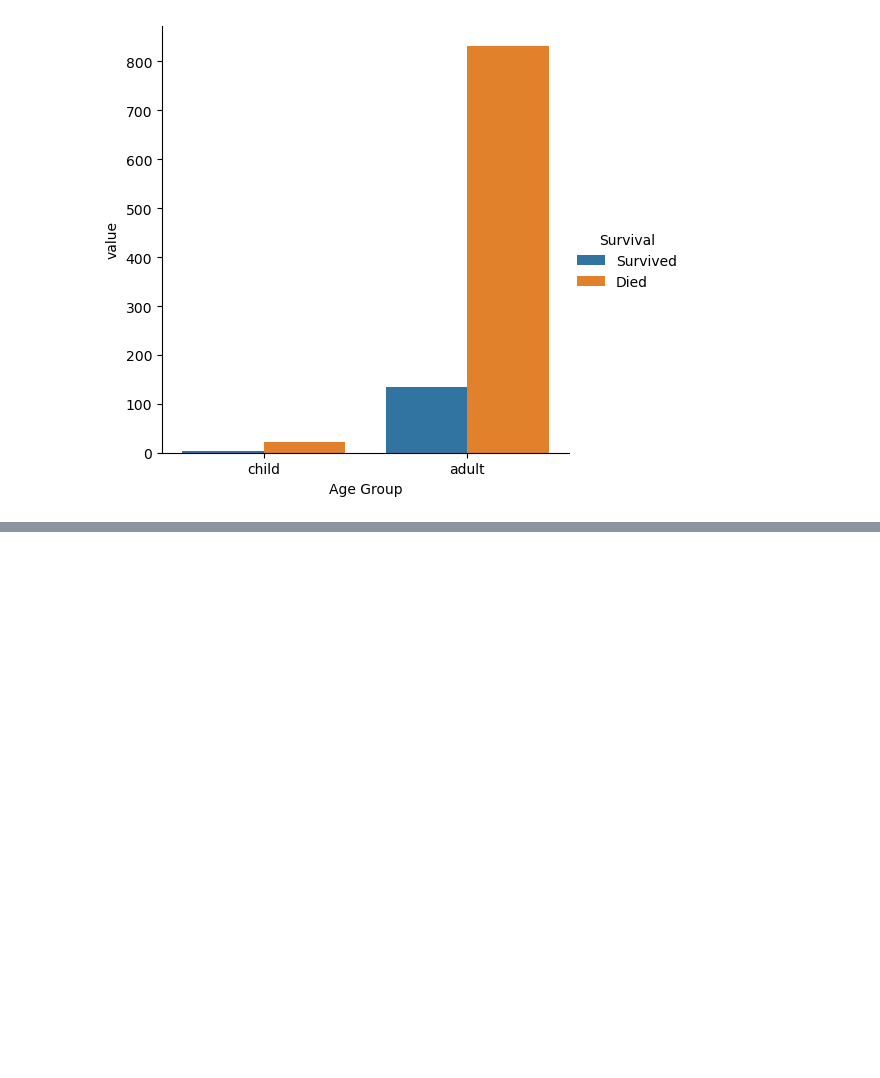
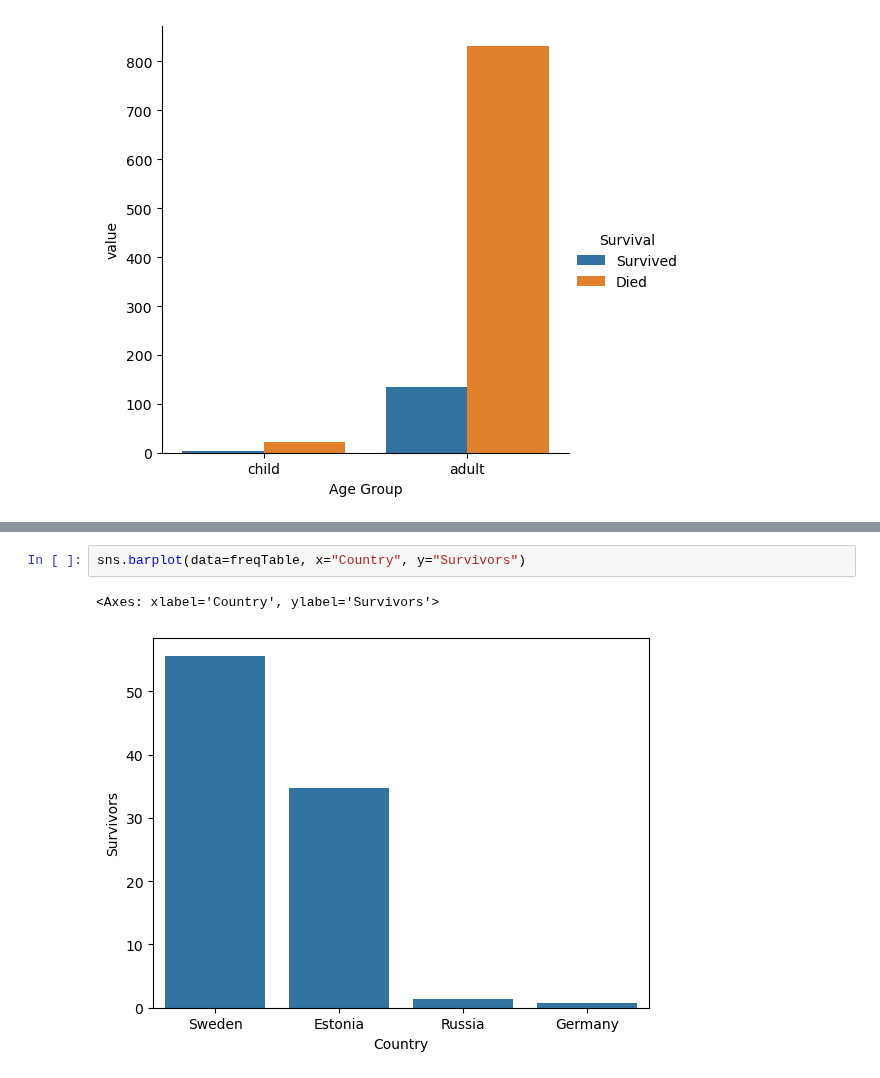
Before and after one commit to IsaacG-L/AI, a Jupyter notebook: Semester 1/Titanic/Titanic.ipynb, the cells around one changed output, grey strips where cells are left out. Saved outputs shown, nothing was run; the diff lists cells and outputs as text; blank space fills up the shorter version.

```diff
--- a/Semester 1/Titanic/Titanic.ipynb
+++ b/Semester 1/Titanic/Titanic.ipynb
@@ -664,0 +693,5 @@ sns.catplot(data=age_survival, x="Age Group", y="value", hue="Survival", kind="b
+# %%
+sns.barplot(data=freqTable, x="Country", y="Survivors")
+# %% [output]
+<Axes: xlabel='Country', ylabel='Survivors'>
+[figure, added]
```
Also changed, not shown: parts of 2 cells of this notebook.
